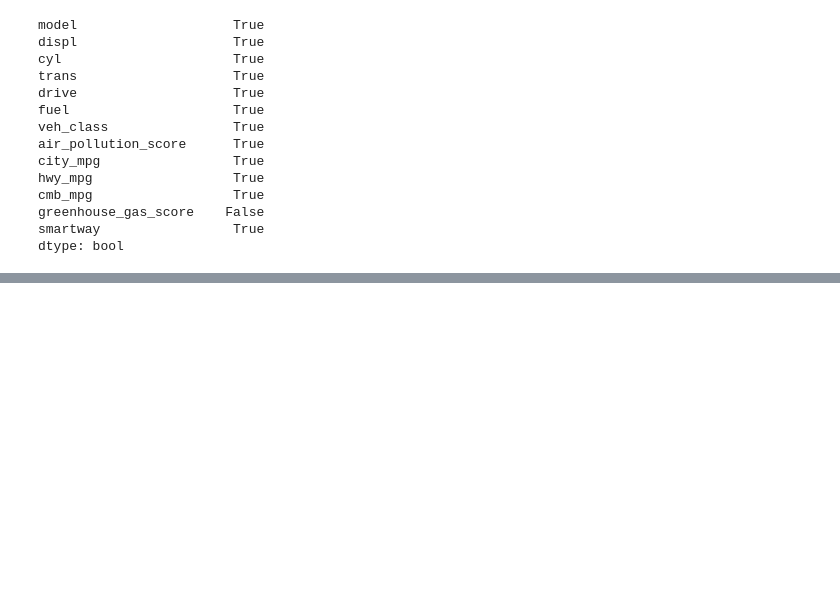
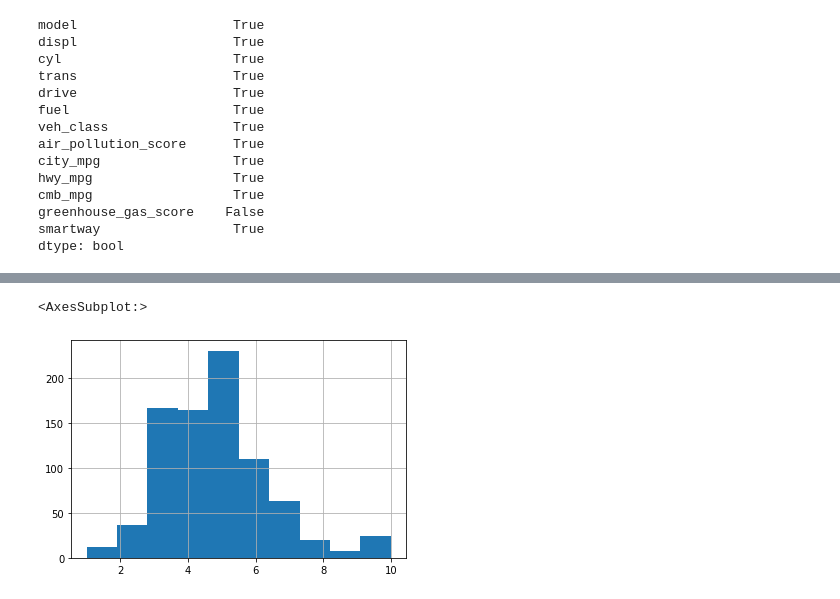
Before and after one commit to tunji-dev/Udacity_Data_Analyst_Nanodegree, a Jupyter notebook: fuel_economy_case_study/fuel_economy.ipynb, the cells around one changed output, grey strips where cells are left out. Drawn from its saved outputs; the diff is of its cells as text; code cells hidden in the pictures; blank space fills up the shorter version.

```diff
--- a/fuel_economy_case_study/fuel_economy.ipynb
+++ b/fuel_economy_case_study/fuel_economy.ipynb
@@ -649,0 +665,5 @@ dtype: bool
+# %%
+df_18.greenhouse_gas_score.hist()
+# %% [output]
+<AxesSubplot:>
+[figure, added]
```
Also changed, not shown: parts of 17 cells of this notebook.
